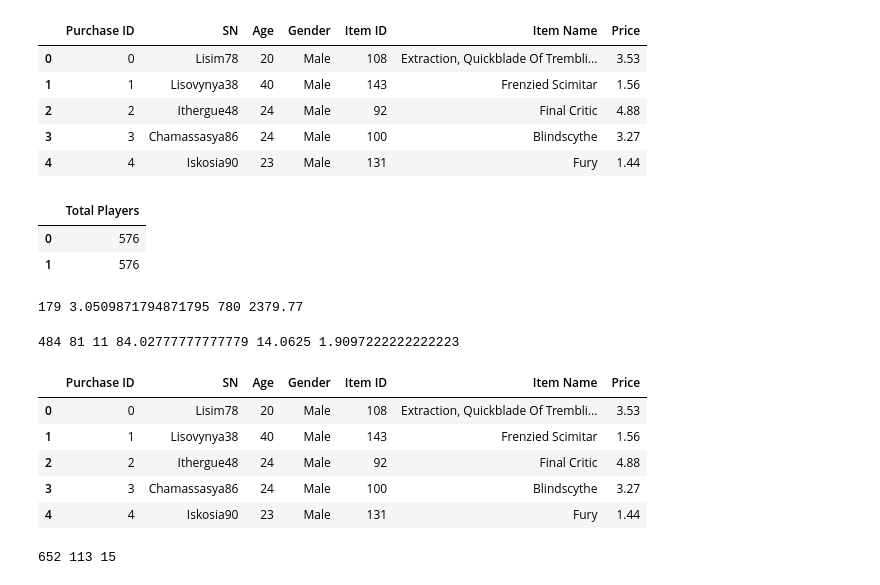
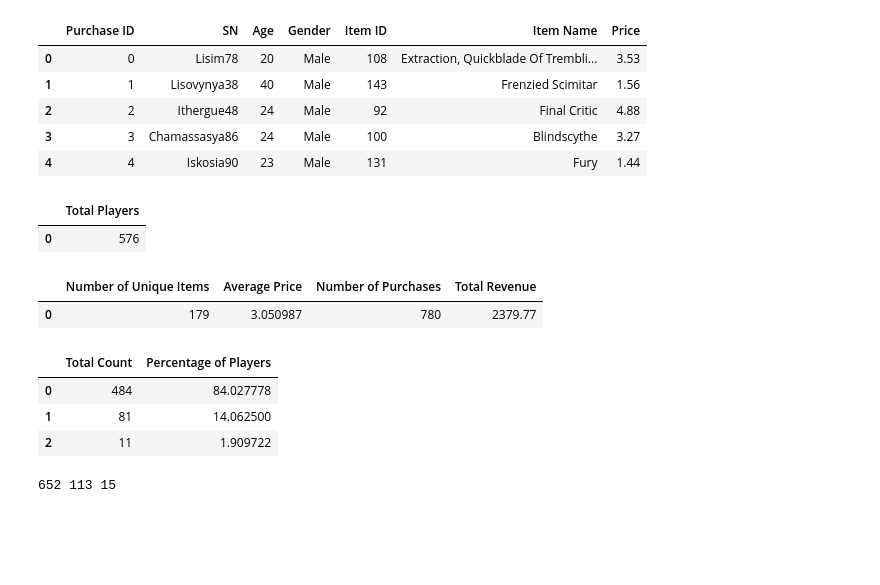
Before and after one commit to emmobley63/pandas-challenge, a Jupyter notebook: HeroesOfPymoli/main.ipynb, the cells around one changed output. Cells and saved outputs as stored; diff of their text form; code cells hidden in the pictures; blank space fills up the shorter version.

Commit message:
,created Gender DF

```diff
--- a/HeroesOfPymoli/main.ipynb
+++ b/HeroesOfPymoli/main.ipynb
@@ -20,68 +20,63 @@ df.head()
 # Count the number of unique SN's to find the Total Number of Players
 
 totplayers = df["SN"].nunique()
-totplayers_df =pd.DataFrame({"Total Players": totplayers}, index = [0,1])
+totplayers_df =pd.DataFrame({"Total Players": totplayers}, index = [0])
 
 totplayers_df
-# To put into table I might have to make a DF
 # %% [output]
 |  | Total Players |
 | 0 | 576 |
-| 1 | 576 |
 # %%
+# Purchasing Analysis
 # Count the number of unique purchase items
 
 uitems = df["Item Name"].nunique()
 uitems
 
-#Average purchase price
+#Average purchase price, Total number of purchases, Sum of price for total revenue
 
 avgprice = df["Price"].mean()
-
-#Total number of purchases
-
 totpurchases = len(df["Purchase ID"])
-
-# Sum of price for total revenue
-
 totrev = df["Price"].sum()
 
-print(uitems, avgprice, totpurchases, totrev)
-
+tot_df = pd.DataFrame({"Number of Unique Items": uitems,
+                       "Average Price": avgprice,
+                       "Number of Purchases": totpurchases,
+                       "Total Revenue": totrev}, index = [0])
+tot_df
 # If I want to put into table I think that I have to enter the data into a DF
 # %% [output]
-179 3.0509871794871795 780 2379.77
+|  | Number of Unique Items | Average Price | Number of Purchases | Total Revenue |
+| 0 | 179 | 3.050987 | 780 | 2379.77 |
 # %%
 # Male, Female and non-disclosed counts by groupby
 
 maledf = df.loc[df["Gender"] == "Male"]
 
 malecount = len(maledf.groupby("SN"))
 
 femaledf = df.loc[df["Gender"] == "Female"]
 
 femalecount = len(femaledf.groupby("SN"))
 
 nddf = df.loc[df["Gender"] == "Other / Non-Disclosed"]
 
 ndcount = len(nddf.groupby("SN"))
 
 # Percent by gender
 
 mper = malecount / totplayers * 100
 fper = femalecount / totplayers * 100
 ndper = ndcount / totplayers * 100
 
-print(malecount, femalecount, ndcount, mper, fper, ndper)
-maledf.head()
+gender_df = pd.DataFrame({"Total Count": [malecount, femalecount, ndcount],
+                          "Percentage of Players":[mper, fper, ndper]})
+gender_df
 # %% [output]
-484 81 11 84.02777777777779 14.0625 1.9097222222222223
-|  | Purchase ID | SN | Age | Gender | Item ID | Item Name | Price |
-| 0 | 0 | Lisim78 | 20 | Male | 108 | Extraction, Quickblade Of Trembli... | 3.53 |
-| 1 | 1 | Lisovynya38 | 40 | Male | 143 | Frenzied Scimitar | 1.56 |
-| 2 | 2 | Ithergue48 | 24 | Male | 92 | Final Critic | 4.88 |
-| 3 | 3 | Chamassasya86 | 24 | Male | 100 | Blindscythe | 3.27 |
-| 4 | 4 | Iskosia90 | 23 | Male | 131 | Fury | 1.44 |
+|  | Total Count | Percentage of Players |
+| 0 | 484 | 84.027778 |
+| 1 | 81 | 14.062500 |
+| 2 | 11 | 1.909722 |
 # %%
 # gendergroup = df.groupby("Gender")
 
```
